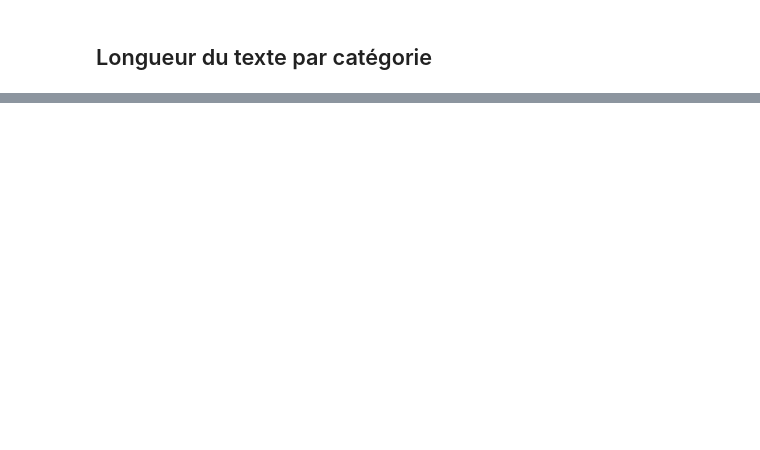
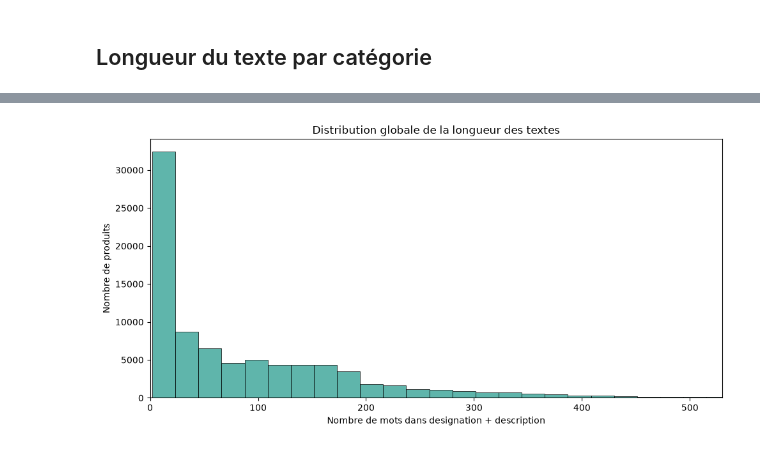
Before and after one commit to DataScientest-Studio/sep25_alt2_iia_rakuten_2, a Jupyter notebook: Exploration_donnees_&_Dataviz/Explo_Dataviz_img+txt.ipynb, the cells around one changed output, grey strips where cells are left out. Saved outputs shown, nothing was run; the diff lists cells and outputs as text; code cells hidden in the pictures; blank space fills up the shorter version.

```diff
--- a/Exploration_donnees_&_Dataviz/Explo_Dataviz_img+txt.ipynb
+++ b/Exploration_donnees_&_Dataviz/Explo_Dataviz_img+txt.ipynb
@@ -912,0 +929,20 @@ plt.show()
+# %%
+plt.figure(figsize=(10, 5))
+
+sns.histplot(
+    data=df,
+    x="nb_mots_texte",
+    bins=100,
+    color="#2A9D8F"
+)
+
+plt.xlim(0, df["nb_mots_texte"].quantile(0.99))
+
+plt.title("Distribution globale de la longueur des textes")
+plt.xlabel("Nombre de mots dans designation + description")
+plt.ylabel("Nombre de produits")
+
+plt.tight_layout()
+plt.show()
+# %% [output]
+[figure, added]
```
Also changed, not shown: parts of 4 cells of this notebook.
